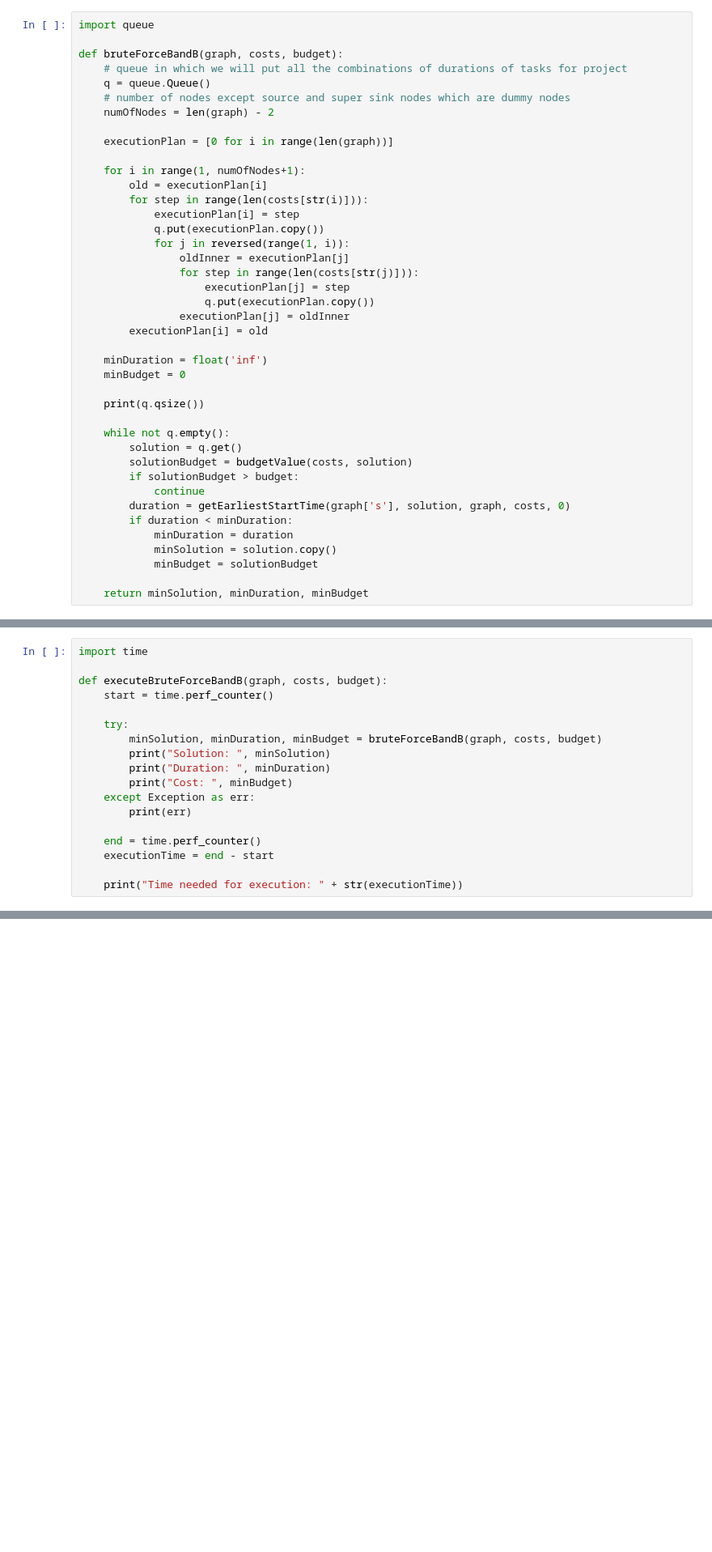
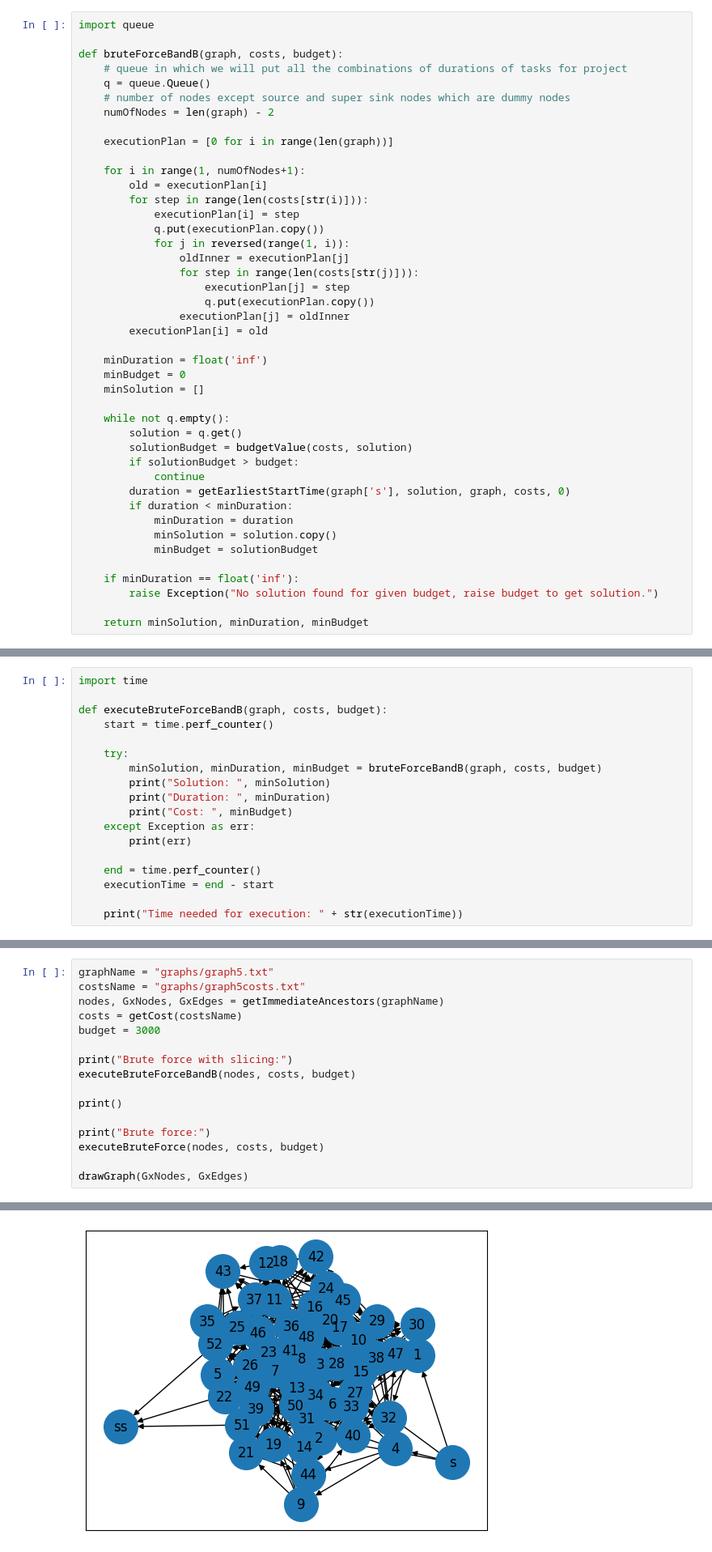
Before and after one commit to erlierine/Minimum-time-cost-tradeoff, a Jupyter notebook: BruteForce.ipynb, the cells around one changed output, grey strips where cells are left out. Shown at 81% size. Drawn from its saved outputs; the diff is of its cells as text; blank space fills up the shorter version.

```diff
--- a/BruteForce.ipynb
+++ b/BruteForce.ipynb
@@ -215,8 +209,7 @@ def bruteForceBandB(graph, costs, budget):
 
     minDuration = float('inf')
     minBudget = 0
-
-    print(q.qsize())
+    minSolution = []
 
     while not q.empty():
         solution = q.get()
@@ -229,6 +222,9 @@ def bruteForceBandB(graph, costs, budget):
             minSolution = solution.copy()
             minBudget = solutionBudget
 
+    if minDuration == float('inf'):
+        raise Exception("No solution found for given budget, raise budget to get solution.")
+
     return minSolution, minDuration, minBudget
 # %%
 import time
@@ -283,0 +279,17 @@ Time needed for execution: 0.00015001900101196952
+# %%
+graphName = "graphs/graph5.txt"
+costsName = "graphs/graph5costs.txt"
+nodes, GxNodes, GxEdges = getImmediateAncestors(graphName)
+costs = getCost(costsName)
+budget = 3000
+
+print("Brute force with slicing:")
+executeBruteForceBandB(nodes, costs, budget)
+
+print()
+
+print("Brute force:")
+executeBruteForce(nodes, costs, budget)
+
+drawGraph(GxNodes, GxEdges)
+# %% [output]
@@ -283,0 +307 @@ Time needed for execution: 0.00015001900101196952
+[figure, added]
```
Also changed, not shown: parts of 6 cells of this notebook.
